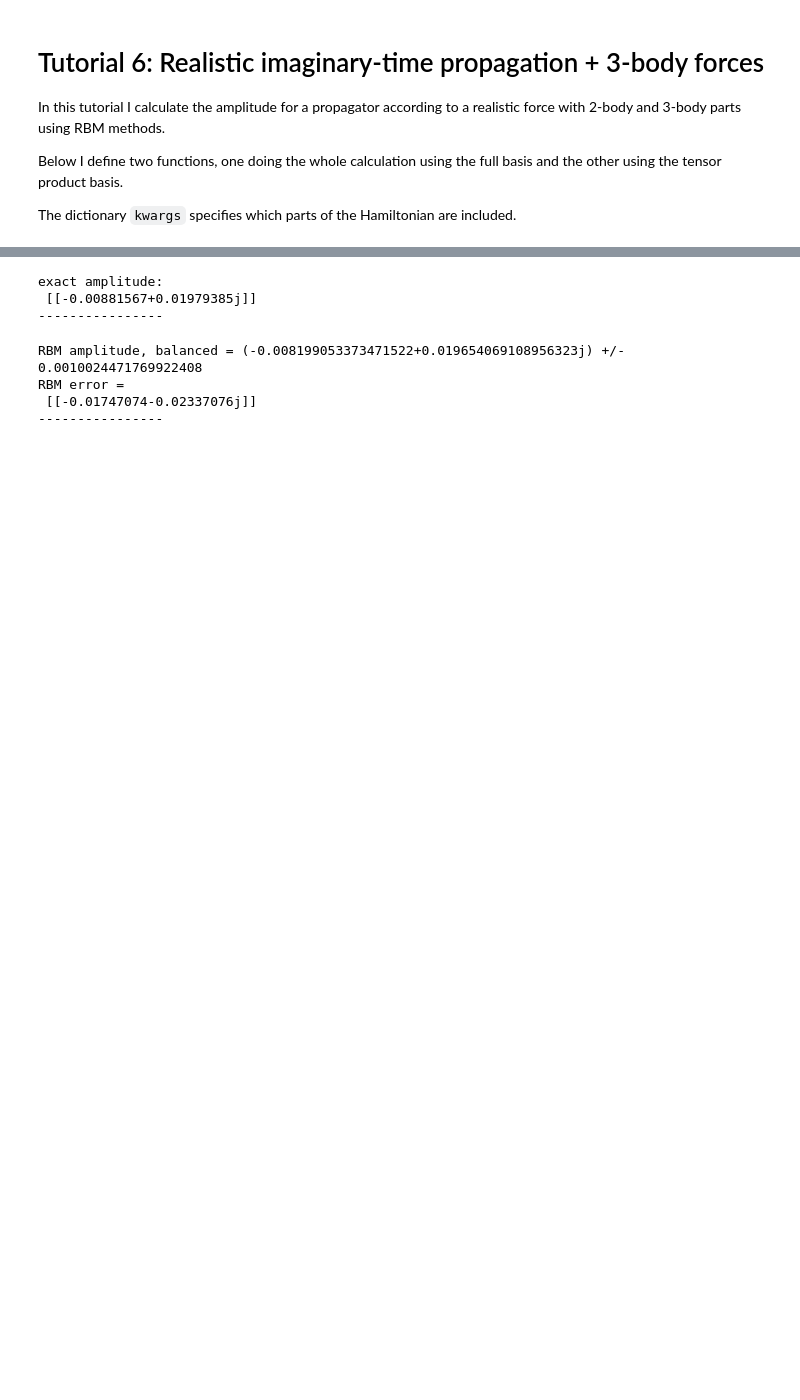
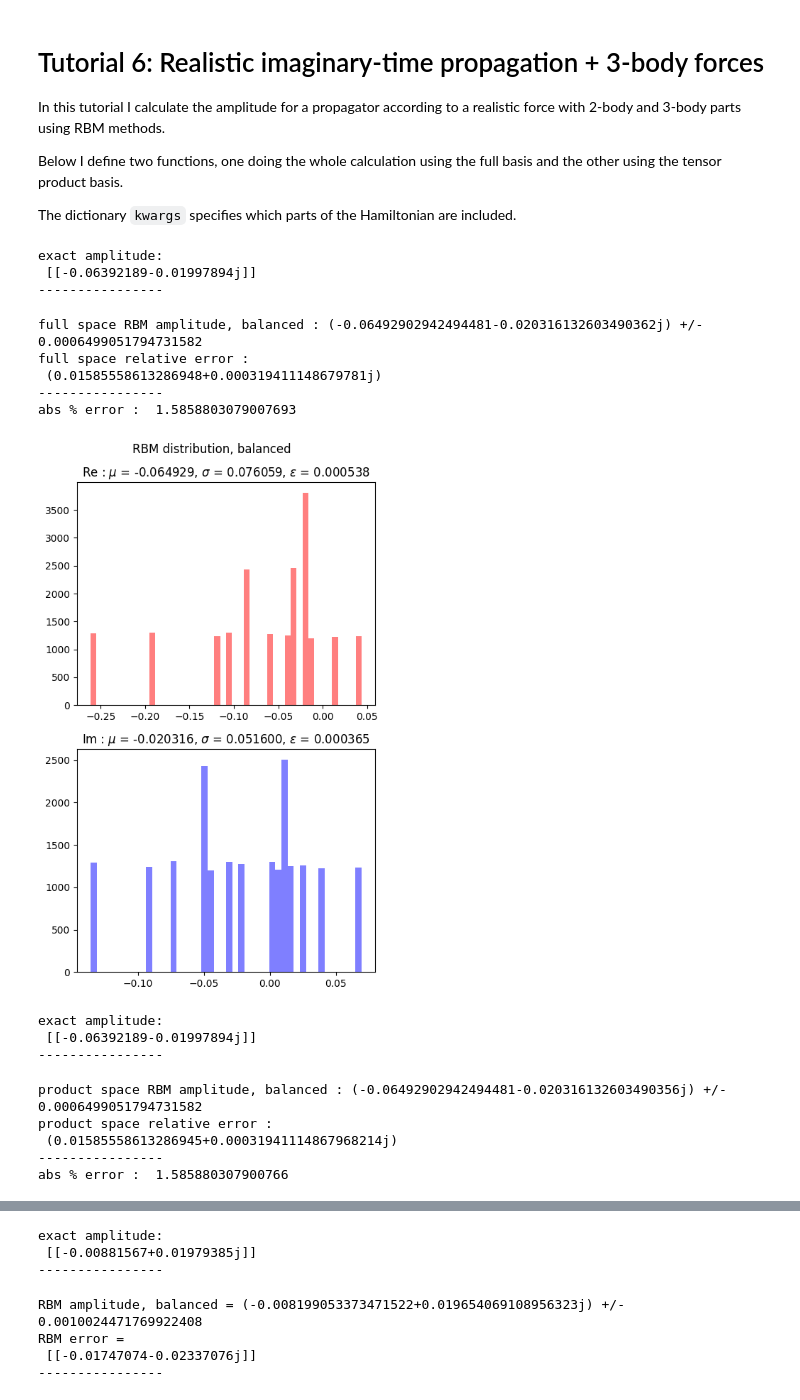
Before and after one commit to jmrfox/spinbox, a Jupyter notebook: examples/tutorial_6.ipynb, the cells around one changed output, grey strips where cells are left out. Saved outputs shown, nothing was run; the diff lists cells and outputs as text; code cells hidden in the pictures; blank space fills up the shorter version.

```diff
--- a/examples/tutorial_6.ipynb
+++ b/examples/tutorial_6.ipynb
@@ -82,0 +85,22 @@ n_samples = 10000
+# %%
+kwargs = {"sigma":False, "sigmatau":False, "tau":False, "coulomb":False, "spinorbit":False, "sigma_3b":True}
+propagator_amplitude_hilbertspace(**kwargs)
+propagator_amplitude_productspace(**kwargs)
+# %% [output]
+exact amplitude:
+ [[-0.06392189-0.01997894j]]
+----------------
+full space RBM amplitude, balanced : (-0.06492902942494481-0.020316132603490362j) +/- 0.0006499051794731582
+full space relative error :
+ (0.01585558613286948+0.000319411148679781j)
+----------------
+abs % error :  1.5858803079007693
+[figure, added]
+exact amplitude:
+ [[-0.06392189-0.01997894j]]
+----------------
+product space RBM amplitude, balanced : (-0.06492902942494481-0.020316132603490356j) +/- 0.0006499051794731582
+product space relative error :
+ (0.01585558613286945+0.00031941114867968214j)
+----------------
+abs % error :  1.585880307900766
```
Also changed, not shown: parts of 5 cells of this notebook, 8 other files.
